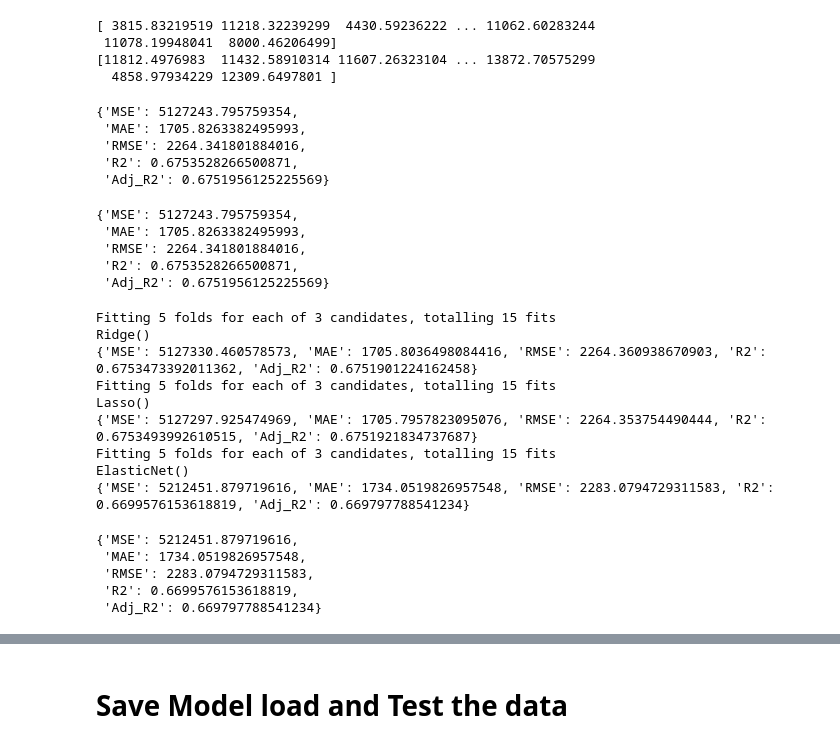
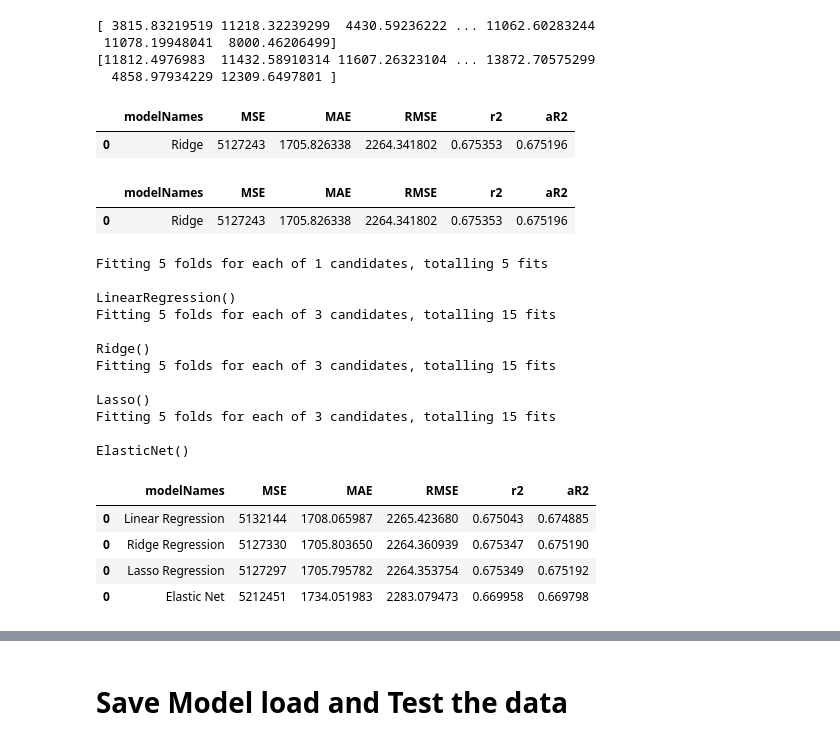
Before and after one commit to SHIVRAJSHINDE/Eda-FeatureEngineering, a Jupyter notebook: XL_ML/ML_Projects/Regression/AirlineFareColumnTransform.ipynb, the cells around one changed output, grey strips where cells are left out. Cells and saved outputs as stored; diff of their text form; code cells hidden in the pictures.

```diff
--- a/XL_ML/ML_Projects/Regression/AirlineFareColumnTransform.ipynb
+++ b/XL_ML/ML_Projects/Regression/AirlineFareColumnTransform.ipynb
@@ -990,33 +1002,32 @@ print(y_Train_Pred)
  11078.19948041  8000.46206499]
 [11812.4976983  11432.58910314 11607.26323104 ... 13872.70575299
   4858.97934229 12309.6497801 ]
+# %%
+
+performance_metrics(y_test,y_Test_Pred,'Ridge')
+# %% [output]
+|  | modelNames | MSE | MAE | RMSE | r2 | aR2 |
+| 0 | Ridge | 5127243 | 1705.826338 | 2264.341802 | 0.675353 | 0.675196 |
 # %%
-performance_metrics(y_test,y_Test_Pred)
+performance_metrics(y_test,y_Test_Pred,'Ridge')
 # %% [output]
-{'MSE': 5127243.795759354,
- 'MAE': 1705.8263382495993,
- 'RMSE': 2264.341801884016,
- 'R2': 0.6753528266500871,
- 'Adj_R2': 0.6751956125225569}
+|  | modelNames | MSE | MAE | RMSE | r2 | aR2 |
+| 0 | Ridge | 5127243 | 1705.826338 | 2264.341802 | 0.675353 | 0.675196 |
-# %%
-performance_metrics(y_test,y_Test_Pred)
-# %% [output]
-{'MSE': 5127243.795759354,
- 'MAE': 1705.8263382495993,
- 'RMSE': 2264.341801884016,
- 'R2': 0.6753528266500871,
- 'Adj_R2': 0.6751956125225569}
 # %%
 from sklearn.linear_model import ElasticNet
 # %%
 from sklearn.linear_model import Ridge, Lasso, ElasticNet
 from sklearn.model_selection import GridSearchCV
 # Initialize the models
+linearModel = LinearRegression()
 ridgeModel = Ridge()
 lassoModel = Lasso()
 elasticModel = ElasticNet()
 
 # Define hyperparameters for each model
+
+linearModelPara = {}
+
 ridgeModelPara = {
     'alpha': [0.1, 1, 10],       # Strength of the regularization
     'fit_intercept': [True],     # Whether to include an intercept in the model
@@ -1031,43 +1042,53 @@ lassoModelPara = {
 }
 elasticModelPara = {
     'alpha': [0.1, 1, 10],       # Strength of the regularization
     'l1_ratio': [0.5],            # Mix ratio of L1 and L2 regularization
     'fit_intercept': [True],     # Whether to include an intercept in the model
     'max_iter': [1000]           # Maximum number of iterations for the solver
 }
 
 # Create a dictionary of models and their hyperparameters
 models = {
+    'Linear Regression': [linearModel, linearModelPara],
     'Ridge Regression': [ridgeModel, ridgeModelPara],
     'Lasso Regression': [lassoModel, lassoModelPara],
     'Elastic Net': [elasticModel, elasticModelPara]
 }
 
+k=1
 # Print model instances and their hyperparameters
 for model_name, model_instance in models.items():
     model_instance[0].fit(X_train, y_train)
     grid_search_ridge = GridSearchCV(model_instance[0], model_instance[1], cv=5, n_jobs=-1, verbose=2)
     grid_search_ridge.fit(X_train, y_train)
     best_ridge_model = grid_search_ridge.best_estimator_
     y_pred_ridge = best_ridge_model.predict(X_test)
+    print()
     print(model_instance[0])
-    print(performance_metrics(y_test,y_pred_ridge))
+    df = performance_metrics(y_test,y_pred_ridge,model_name)
+    if k ==1:
+        dfOne = df
+        dfOne = pd.concat([dfOne, df], axis=0)
+    else:
+        dfOne = pd.concat([dfOne, df], axis=0)
+    k = k+1
+dfOne.drop_duplicates(inplace=True)
+dfOne
 # %% [output]
+Fitting 5 folds for each of 1 candidates, totalling 5 fits
+
+LinearRegression()
 Fitting 5 folds for each of 3 candidates, totalling 15 fits
+
 Ridge()
-{'MSE': 5127330.460578573, 'MAE': 1705.8036498084416, 'RMSE': 2264.360938670903, 'R2': 0.6753473392011362, 'Adj_R2': 0.6751901224162458}
 Fitting 5 folds for each of 3 candidates, totalling 15 fits
+
 Lasso()
-{'MSE': 5127297.925474969, 'MAE': 1705.7957823095076, 'RMSE': 2264.353754490444, 'R2': 0.6753493992610515, 'Adj_R2': 0.6751921834737687}
 Fitting 5 folds for each of 3 candidates, totalling 15 fits
+
 ElasticNet()
-{'MSE': 5212451.879719616, 'MAE': 1734.0519826957548, 'RMSE': 2283.0794729311583, 'R2': 0.6699576153618819, 'Adj_R2': 0.669797788541234}
+|  | modelNames | MSE | MAE | RMSE | r2 | aR2 |
+| 0 | Linear Regression | 5132144 | 1708.065987 | 2265.423680 | 0.675043 | 0.674885 |
+| 0 | Ridge Regression | 5127330 | 1705.803650 | 2264.360939 | 0.675347 | 0.675190 |
+| 0 | Lasso Regression | 5127297 | 1705.795782 | 2264.353754 | 0.675349 | 0.675192 |
+| 0 | Elastic Net | 5212451 | 1734.051983 | 2283.079473 | 0.669958 | 0.669798 |
-# %%
-y_pred_ridge
-performance_metrics(y_test,y_pred_ridge)
-# %% [output]
-{'MSE': 5212451.879719616,
- 'MAE': 1734.0519826957548,
- 'RMSE': 2283.0794729311583,
- 'R2': 0.6699576153618819,
- 'Adj_R2': 0.669797788541234}
```
Also changed, not shown: parts of 19 cells of this notebook.
